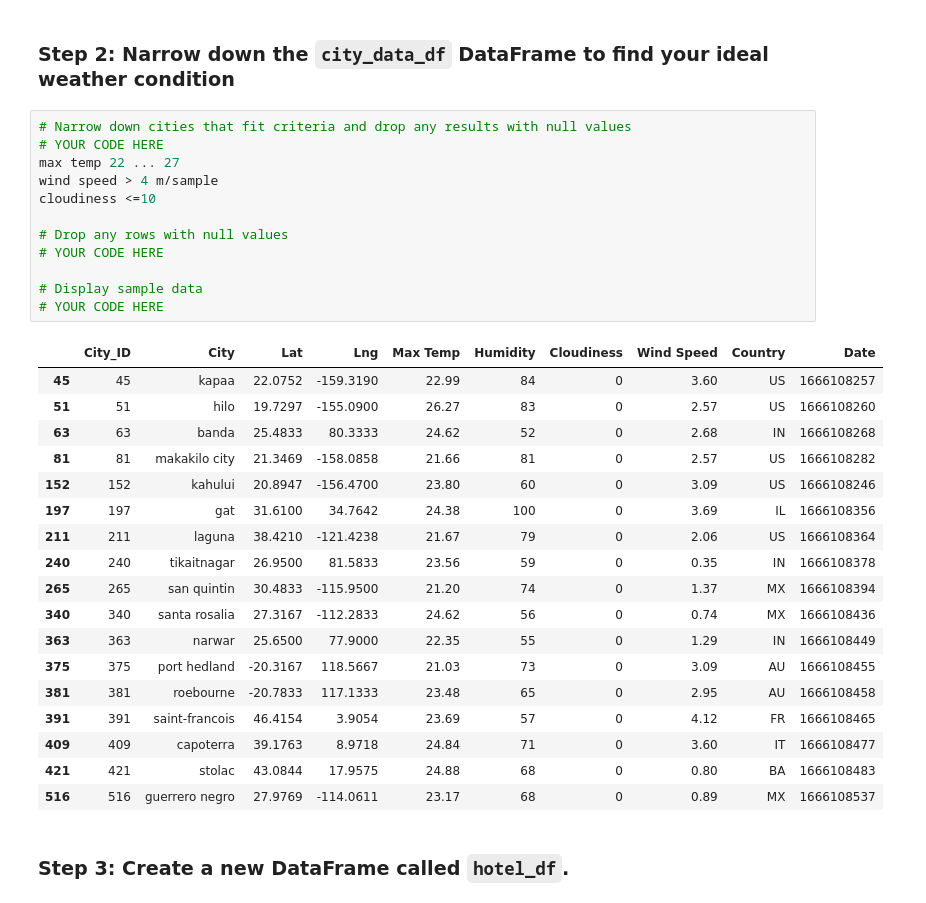
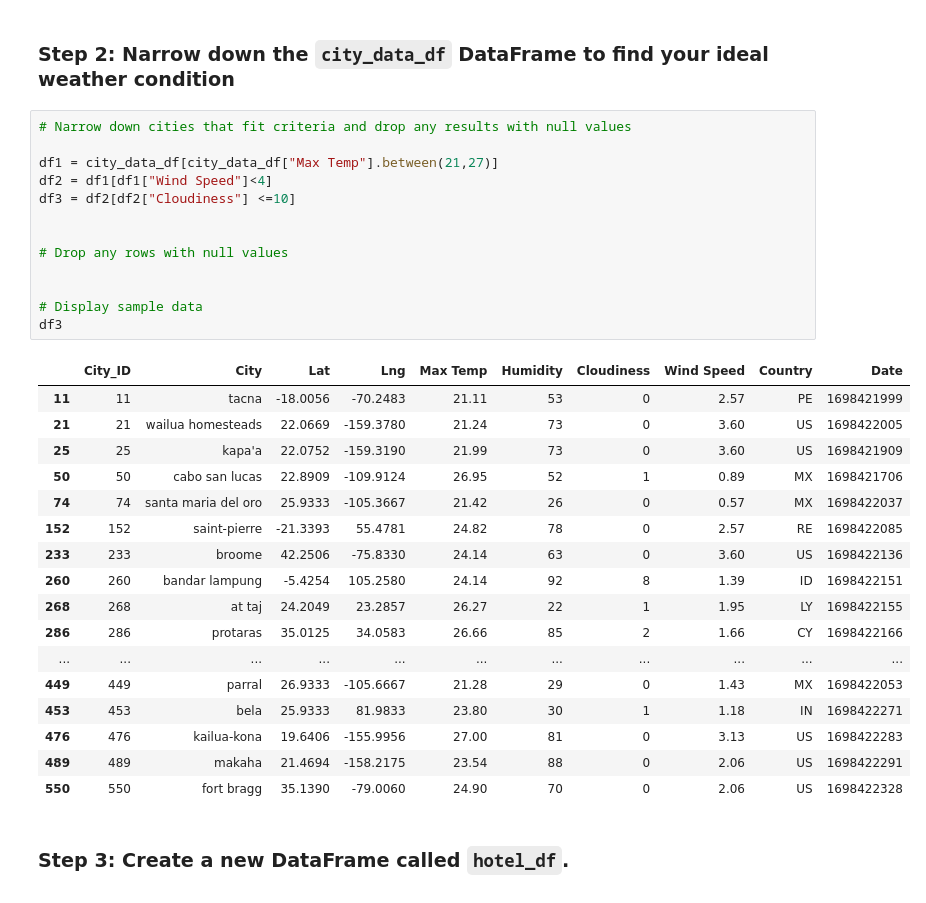
Before and after one commit to acwalker5875/python-api-challenge, a Jupyter notebook: WeatherPy/VacationPy_Solution.ipynb, the cells around one changed output. Saved outputs shown, nothing was run; the diff lists cells and outputs as text.

```diff
--- a/WeatherPy/VacationPy_Solution.ipynb
+++ b/WeatherPy/VacationPy_Solution.ipynb
@@ -51,35 +53,35 @@ map1
 ### Step 2: Narrow down the `city_data_df` DataFrame to find your ideal weather condition
 # %%
 # Narrow down cities that fit criteria and drop any results with null values
-# YOUR CODE HERE
-max temp 22 ... 27
-wind speed > 4 m/sample
-cloudiness <=10
+
+df1 = city_data_df[city_data_df["Max Temp"].between(21,27)]
+df2 = df1[df1["Wind Speed"]<4]
+df3 = df2[df2["Cloudiness"] <=10]
+
 
 # Drop any rows with null values
-# YOUR CODE HERE
+
 
 # Display sample data
-# YOUR CODE HERE
+df3
 # %% [output]
 |  | City_ID | City | Lat | Lng | Max Temp | Humidity | Cloudiness | Wind Speed | Country | Date |
-| 45 | 45 | kapaa | 22.0752 | -159.3190 | 22.99 | 84 | 0 | 3.60 | US | 1666108257 |
-| 51 | 51 | hilo | 19.7297 | -155.0900 | 26.27 | 83 | 0 | 2.57 | US | 1666108260 |
-| 63 | 63 | banda | 25.4833 | 80.3333 | 24.62 | 52 | 0 | 2.68 | IN | 1666108268 |
-| 81 | 81 | makakilo city | 21.3469 | -158.0858 | 21.66 | 81 | 0 | 2.57 | US | 1666108282 |
-| 152 | 152 | kahului | 20.8947 | -156.4700 | 23.80 | 60 | 0 | 3.09 | US | 1666108246 |
-| 197 | 197 | gat | 31.6100 | 34.7642 | 24.38 | 100 | 0 | 3.69 | IL | 1666108356 |
-| 211 | 211 | laguna | 38.4210 | -121.4238 | 21.67 | 79 | 0 | 2.06 | US | 1666108364 |
-| 240 | 240 | tikaitnagar | 26.9500 | 81.5833 | 23.56 | 59 | 0 | 0.35 | IN | 1666108378 |
-| 265 | 265 | san quintin | 30.4833 | -115.9500 | 21.20 | 74 | 0 | 1.37 | MX | 1666108394 |
-| 340 | 340 | santa rosalia | 27.3167 | -112.2833 | 24.62 | 56 | 0 | 0.74 | MX | 1666108436 |
-| 363 | 363 | narwar | 25.6500 | 77.9000 | 22.35 | 55 | 0 | 1.29 | IN | 1666108449 |
-| 375 | 375 | port hedland | -20.3167 | 118.5667 | 21.03 | 73 | 0 | 3.09 | AU | 1666108455 |
-| 381 | 381 | roebourne | -20.7833 | 117.1333 | 23.48 | 65 | 0 | 2.95 | AU | 1666108458 |
-| 391 | 391 | saint-francois | 46.4154 | 3.9054 | 23.69 | 57 | 0 | 4.12 | FR | 1666108465 |
-| 409 | 409 | capoterra | 39.1763 | 8.9718 | 24.84 | 71 | 0 | 3.60 | IT | 1666108477 |
-| 421 | 421 | stolac | 43.0844 | 17.9575 | 24.88 | 68 | 0 | 0.80 | BA | 1666108483 |
-| 516 | 516 | guerrero negro | 27.9769 | -114.0611 | 23.17 | 68 | 0 | 0.89 | MX | 1666108537 |
+| 11 | 11 | tacna | -18.0056 | -70.2483 | 21.11 | 53 | 0 | 2.57 | PE | 1698421999 |
+| 21 | 21 | wailua homesteads | 22.0669 | -159.3780 | 21.24 | 73 | 0 | 3.60 | US | 1698422005 |
+| 25 | 25 | kapa'a | 22.0752 | -159.3190 | 21.99 | 73 | 0 | 3.60 | US | 1698421909 |
+| 50 | 50 | cabo san lucas | 22.8909 | -109.9124 | 26.95 | 52 | 1 | 0.89 | MX | 1698421706 |
+| 74 | 74 | santa maria del oro | 25.9333 | -105.3667 | 21.42 | 26 | 0 | 0.57 | MX | 1698422037 |
+| 152 | 152 | saint-pierre | -21.3393 | 55.4781 | 24.82 | 78 | 0 | 2.57 | RE | 1698422085 |
+| 233 | 233 | broome | 42.2506 | -75.8330 | 24.14 | 63 | 0 | 3.60 | US | 1698422136 |
+| 260 | 260 | bandar lampung | -5.4254 | 105.2580 | 24.14 | 92 | 8 | 1.39 | ID | 1698422151 |
+| 268 | 268 | at taj | 24.2049 | 23.2857 | 26.27 | 22 | 1 | 1.95 | LY | 1698422155 |
+| 286 | 286 | protaras | 35.0125 | 34.0583 | 26.66 | 85 | 2 | 1.66 | CY | 1698422166 |
+| ... | ... | ... | ... | ... | ... | ... | ... | ... | ... | ... |
+| 449 | 449 | parral | 26.9333 | -105.6667 | 21.28 | 29 | 0 | 1.43 | MX | 1698422053 |
+| 453 | 453 | bela | 25.9333 | 81.9833 | 23.80 | 30 | 1 | 1.18 | IN | 1698422271 |
+| 476 | 476 | kailua-kona | 19.6406 | -155.9956 | 27.00 | 81 | 0 | 3.13 | US | 1698422283 |
+| 489 | 489 | makaha | 21.4694 | -158.2175 | 23.54 | 88 | 0 | 2.06 | US | 1698422291 |
+| 550 | 550 | fort bragg | 35.1390 | -79.0060 | 24.90 | 70 | 0 | 2.06 | US | 1698422328 |
 # %% [markdown]
 ### Step 3: Create a new DataFrame called `hotel_df`.
 # %%
```
Also changed, not shown: parts of 4 cells of this notebook, 6 other files.
